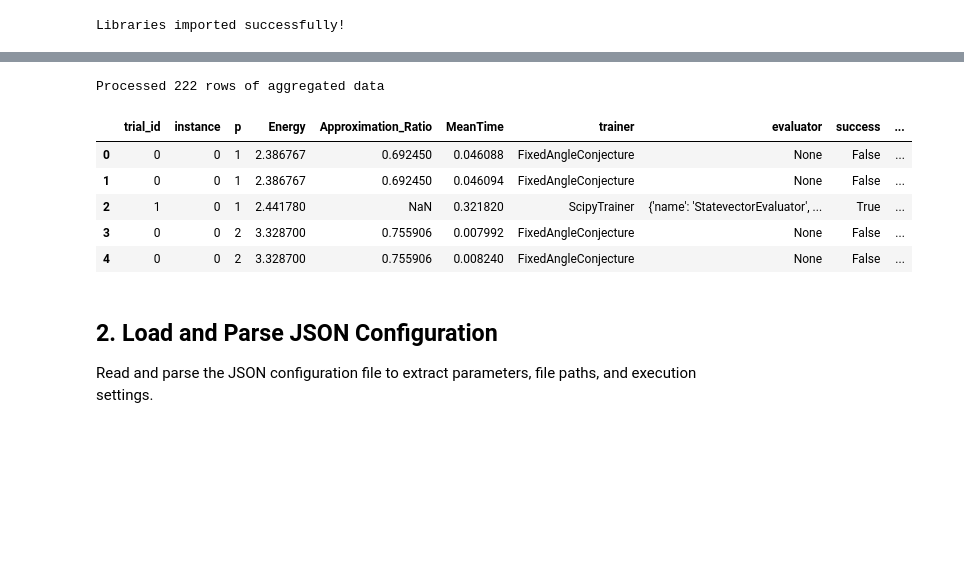
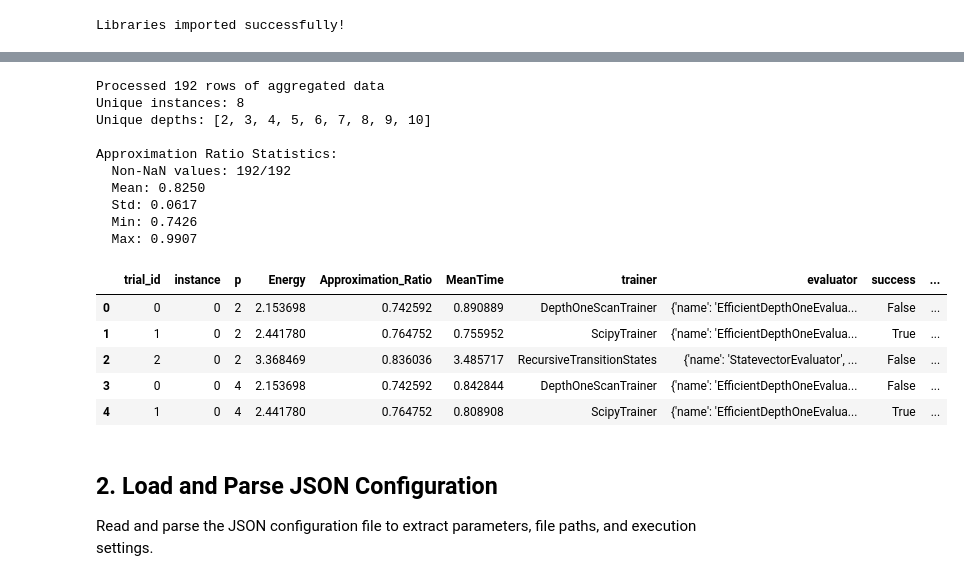
Before and after one commit to bernalde/stochastic-benchmark, a Jupyter notebook: examples/IBM_QAOA/ibm_qaoa_analysis.ipynb, the cells around one changed output, grey strips where cells are left out. Saved outputs shown, nothing was run; the diff lists cells and outputs as text; code cells hidden in the pictures; blank space fills up the shorter version.

```diff
--- a/examples/IBM_QAOA/ibm_qaoa_analysis.ipynb
+++ b/examples/IBM_QAOA/ibm_qaoa_analysis.ipynb
@@ -53,11 +53,19 @@ Libraries imported successfully!
 # Process QAOA data using the external script
 # This handles JSON parsing, DataFrame conversion, Bootstrap, and Interpolation
 sb, agg_df = ibm_qaoa_processing.process_qaoa_data(
-    json_pattern="R3R/FA/*.json",  # F, FA, TQA, TS, I
+    json_pattern="R3R/TS/*.json",  # F, FA, TQA, TS, I
     output_dir="exp_raw"
 )
 
 # Display the aggregated results
 print(f"Processed {len(agg_df)} rows of aggregated data")
+print(f"Unique instances: {agg_df['instance'].nunique()}")
+print(f"Unique depths: {sorted(agg_df['p'].unique())}")
+print(f"\nApproximation Ratio Statistics:")
+print(f"  Non-NaN values: {agg_df['Approximation_Ratio'].notna().sum()}/{len(agg_df)}")
+print(f"  Mean: {agg_df['Approximation_Ratio'].mean():.4f}")
+print(f"  Std: {agg_df['Approximation_Ratio'].std():.4f}")
+print(f"  Min: {agg_df['Approximation_Ratio'].min():.4f}")
+print(f"  Max: {agg_df['Approximation_Ratio'].max():.4f}")
 display(agg_df.head())
 # %% [output]
@@ -81,10 +82,19 @@ display(agg_df.head())
-Processed 222 rows of aggregated data
+Processed 192 rows of aggregated data
+Unique instances: 8
+Unique depths: [2, 3, 4, 5, 6, 7, 8, 9, 10]
+
+Approximation Ratio Statistics:
+  Non-NaN values: 192/192
+  Mean: 0.8250
+  Std: 0.0617
+  Min: 0.7426
+  Max: 0.9907
 |  | trial_id | instance | p | Energy | Approximation_Ratio | MeanTime | trainer | evaluator | success | ... |
-| 0 | 0 | 0 | 1 | 2.386767 | 0.692450 | 0.046088 | FixedAngleConjecture | None | False | ... |
-| 1 | 0 | 0 | 1 | 2.386767 | 0.692450 | 0.046094 | FixedAngleConjecture | None | False | ... |
-| 2 | 1 | 0 | 1 | 2.441780 | NaN | 0.321820 | ScipyTrainer | {'name': 'StatevectorEvaluator', ... | True | ... |
-| 3 | 0 | 0 | 2 | 3.328700 | 0.755906 | 0.007992 | FixedAngleConjecture | None | False | ... |
-| 4 | 0 | 0 | 2 | 3.328700 | 0.755906 | 0.008240 | FixedAngleConjecture | None | False | ... |
+| 0 | 0 | 0 | 2 | 2.153698 | 0.742592 | 0.890889 | DepthOneScanTrainer | {'name': 'EfficientDepthOneEvalua... | False | ... |
+| 1 | 1 | 0 | 2 | 2.441780 | 0.764752 | 0.755952 | ScipyTrainer | {'name': 'EfficientDepthOneEvalua... | True | ... |
+| 2 | 2 | 0 | 2 | 3.368469 | 0.836036 | 3.485717 | RecursiveTransitionStates | {'name': 'StatevectorEvaluator', ... | False | ... |
+| 3 | 0 | 0 | 4 | 2.153698 | 0.742592 | 0.842844 | DepthOneScanTrainer | {'name': 'EfficientDepthOneEvalua... | False | ... |
+| 4 | 1 | 0 | 4 | 2.441780 | 0.764752 | 0.808908 | ScipyTrainer | {'name': 'EfficientDepthOneEvalua... | True | ... |
 # %% [markdown]
 ## 2. Load and Parse JSON Configuration
 
```
Also changed, not shown: parts of 9 cells of this notebook.
